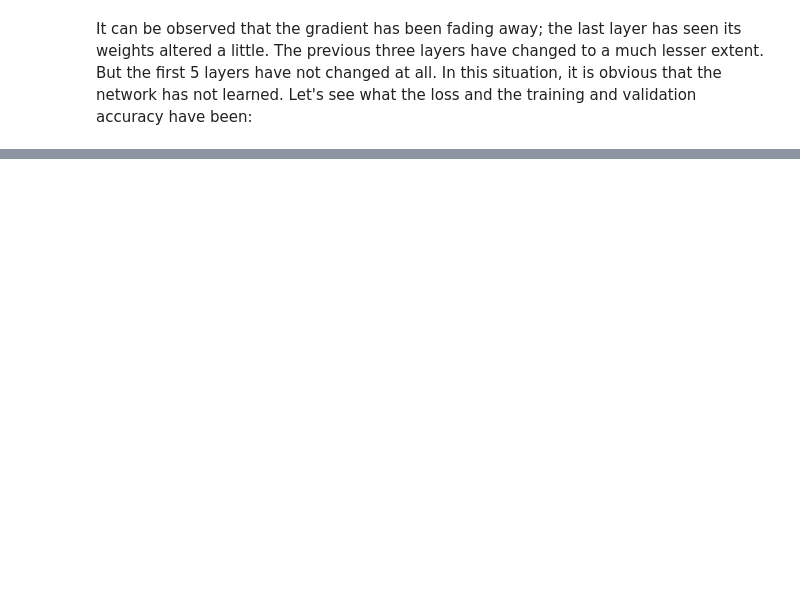
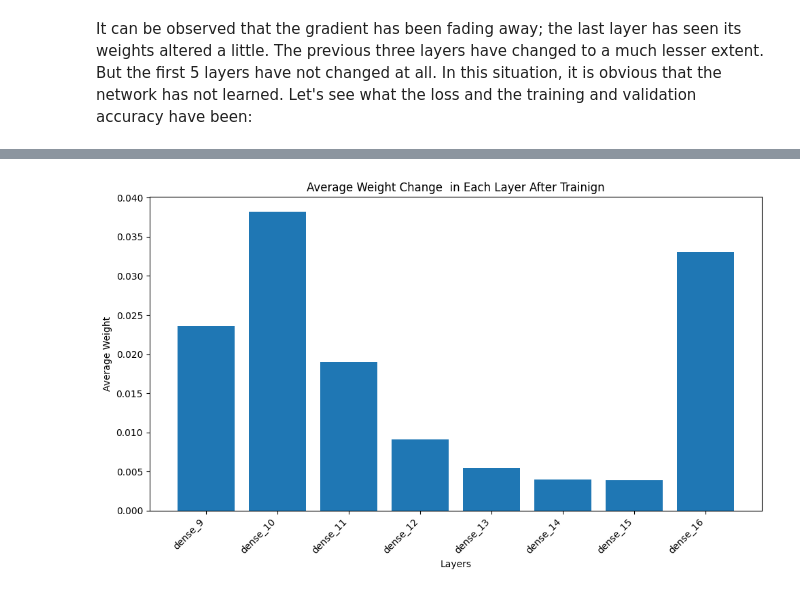
Before and after one commit to AbrahamOtero/MLiB, a Jupyter notebook: 4.5_IssuesTrainingNeuralNetworks.ipynb, the cells around one changed output, grey strips where cells are left out. Cells and saved outputs as stored; diff of their text form; code cells hidden in the pictures; blank space fills up the shorter version.

```diff
--- a/4.5_IssuesTrainingNeuralNetworks.ipynb
+++ b/4.5_IssuesTrainingNeuralNetworks.ipynb
@@ -522,0 +194,11 @@ If you set the learning rate to 0.0001 (Adam(learning_rate=0.0001)) in the above
+# %%
+# Define the neural network
+model = Sequential()
+model.add(Flatten(input_shape=(28, 28)))  # Flattens the input turning  a 28x28 matrix into a 784 vector
+#We use the elu activation function.
+for i in range(7):
+  model.add(Dense(128, activation='relu'))
+model.add(Dense(10, activation='softmax'))
+
+#summary of the model
+model.summary()
@@ -522,0 +227,70 @@ If you set the learning rate to 0.0001 (Adam(learning_rate=0.0001)) in the above
+# %%
+# Compile the model
+optimizer = optimizers.SGD(learning_rate=0.1)  # Use stochastic gradient descent
+model.compile(optimizer=optimizer, loss='categorical_crossentropy', metrics=['accuracy'])
+
+# We collect the initial weights of each layer (randomly initialized) before training
+average_weights_ini = []
+layer_names = []
+for layer in model.layers:
+  # We shall ignore the values of the biases
+  weights = layer.get_weights()
+  # If this is a trainable layer with weigths
+  if weights:
+    layer_names.append(layer.name)
+    #ignore the biases
+    weights = weights[0]
+    average_weights_ini.append(np.mean(np.abs(weights)))
+
+# Train the model and save the history
+history = model.fit(X_train, y_train, epochs=50, batch_size=32, validation_data=(X_test, y_test), verbose=0)
+
+# We collect the weights after training
+average_weights = []
+for layer in model.layers:
+  # We shall ignore the values of the biases
+  weights = layer.get_weights()
+  # If this is a trainable layer with weigths
+  if weights:
+    #ignore the biases
+    weights = weights[0]
+    average_weights.append(np.mean(np.abs(weights)))
+
+# We plot the difference between the weights before and after training
+diff_weights = [w1 - w2 for w1, w2 in zip(average_weights, average_weights_ini)]
+
+plt.figure(figsize=(10, 6))
+plt.bar(layer_names, diff_weights)
+plt.xlabel("Layers")
+plt.ylabel("Average Weight")
+plt.title("Average Weight Change  in Each Layer After Trainign")
+plt.xticks(rotation=45, ha="right")
+plt.tight_layout()
+plt.show()
+
+
+plt.figure(figsize=(12, 6))
+
+# Plot training & validation loss values
+plt.subplot(1, 2, 1)
+plt.plot(history.history['loss'])
+plt.plot(history.history['val_loss'])
+plt.title('Model loss')
+plt.ylabel('Loss')
+plt.xlabel('Epoch')
+plt.legend(['Train', 'Validation'], loc='upper left')
+
+# Plot training & validation accuracy values
+plt.subplot(1, 2, 2)
+plt.plot(history.history['accuracy'])
+plt.plot(history.history['val_accuracy'])
+plt.title('Model accuracy')
+plt.ylabel('Accuracy')
+plt.xlabel('Epoch')
+plt.legend(['Train', 'Validation'], loc='lower right')
+plt.ylim([0, 1])  # Set y-axis range for accuracy
+
+plt.tight_layout()
+plt.show()
+# %% [output]
+[figure, added]
```
Also changed, not shown: parts of 42 cells of this notebook.
